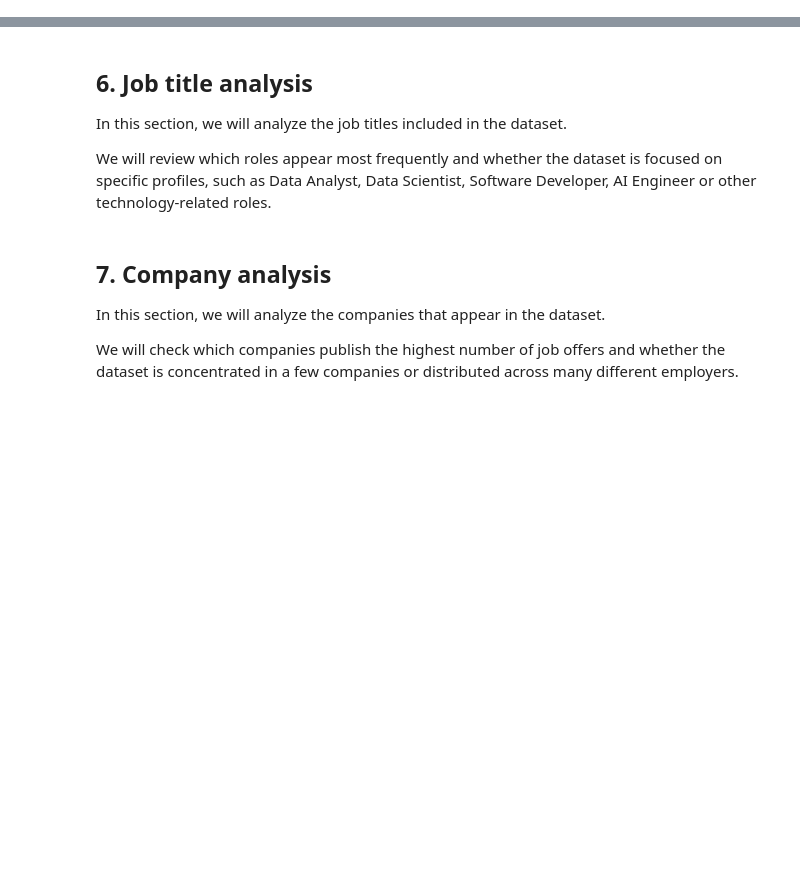
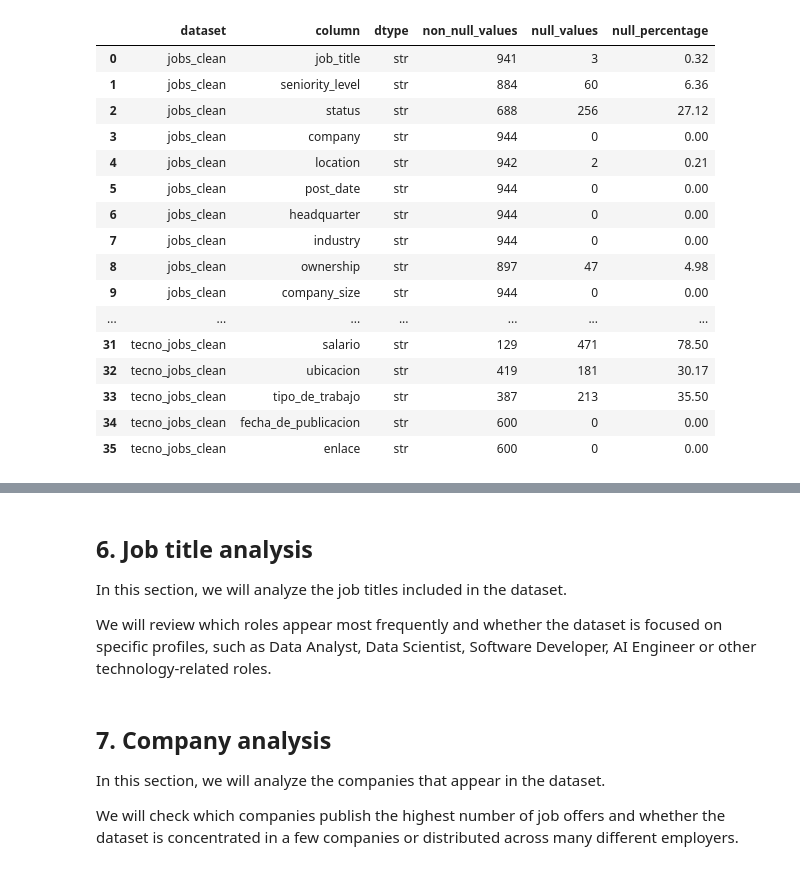
Before and after one commit to Gema-Villanueva/proyecto-eda-roles-datos, a Jupyter notebook: notebooks/03_eda.ipynb, the cells around one changed output, grey strips where cells are left out. Drawn from its saved outputs; the diff is of its cells as text; code cells hidden in the pictures; blank space fills up the shorter version.

Commit message:
Update EDA notebook with initial data exploration

```diff
--- a/notebooks/03_eda.ipynb
+++ b/notebooks/03_eda.ipynb
@@ -48,0 +65,14 @@ We will check the number of rows and columns, the column names, the data types a
+# %%
+datasets = {
+    "jobs_clean": jobs_clean,
+    "tecno_jobs_clean": tecno_jobs_clean,
+    "jobs_all_clean": jobs_all_clean,
+    "stack_tech_columns_clean": stack_tech_columns_clean,
+    "technologies_clean_long_format": technologies_clean_long_format,
+    "technology_rankings": technology_rankings,
+    "technology_rankings_used": technology_rankings_used,
+    "technology_rankings_wanted": technology_rankings_wanted,
+}
+
+for name, df in datasets.items():
+    print(f"{name}: {df.shape[0]} rows, {df.shape[1]} columns")
@@ -48,0 +186,11 @@ We will check the number of rows and columns, the column names, the data types a
+# %%
+main_job_datasets = {
+    "jobs_clean": jobs_clean,
+    "jobs_all_clean": jobs_all_clean,
+    "tecno_jobs_clean": tecno_jobs_clean
+}
+
+for name, df in main_job_datasets.items():
+    print(f"\n{name}")
+    print("-" * len(name))
+    print(df.dtypes)
@@ -48,0 +221,35 @@ We will check the number of rows and columns, the column names, the data types a
+# %%
+info_summary = []
+
+for name, df in main_job_datasets.items():
+    for column in df.columns:
+        info_summary.append({
+            "dataset": name,
+            "column": column,
+            "dtype": df[column].dtype,
+            "non_null_values": df[column].notnull().sum(),
+            "null_values": df[column].isnull().sum(),
+            "null_percentage": round(df[column].isnull().mean() * 100, 2)
+        })
+
+info_summary = pd.DataFrame(info_summary)
+
+info_summary
+# %% [output]
+|  | dataset | column | dtype | non_null_values | null_values | null_percentage |
+| 0 | jobs_clean | job_title | str | 941 | 3 | 0.32 |
+| 1 | jobs_clean | seniority_level | str | 884 | 60 | 6.36 |
+| 2 | jobs_clean | status | str | 688 | 256 | 27.12 |
+| 3 | jobs_clean | company | str | 944 | 0 | 0.00 |
+| 4 | jobs_clean | location | str | 942 | 2 | 0.21 |
+| 5 | jobs_clean | post_date | str | 944 | 0 | 0.00 |
+| 6 | jobs_clean | headquarter | str | 944 | 0 | 0.00 |
+| 7 | jobs_clean | industry | str | 944 | 0 | 0.00 |
+| 8 | jobs_clean | ownership | str | 897 | 47 | 4.98 |
+| 9 | jobs_clean | company_size | str | 944 | 0 | 0.00 |
+| ... | ... | ... | ... | ... | ... | ... |
+| 31 | tecno_jobs_clean | salario | str | 129 | 471 | 78.50 |
+| 32 | tecno_jobs_clean | ubicacion | str | 419 | 181 | 30.17 |
+| 33 | tecno_jobs_clean | tipo_de_trabajo | str | 387 | 213 | 35.50 |
+| 34 | tecno_jobs_clean | fecha_de_publicacion | str | 600 | 0 | 0.00 |
+| 35 | tecno_jobs_clean | enlace | str | 600 | 0 | 0.00 |
```
Also changed, not shown: parts of 25 cells of this notebook.
